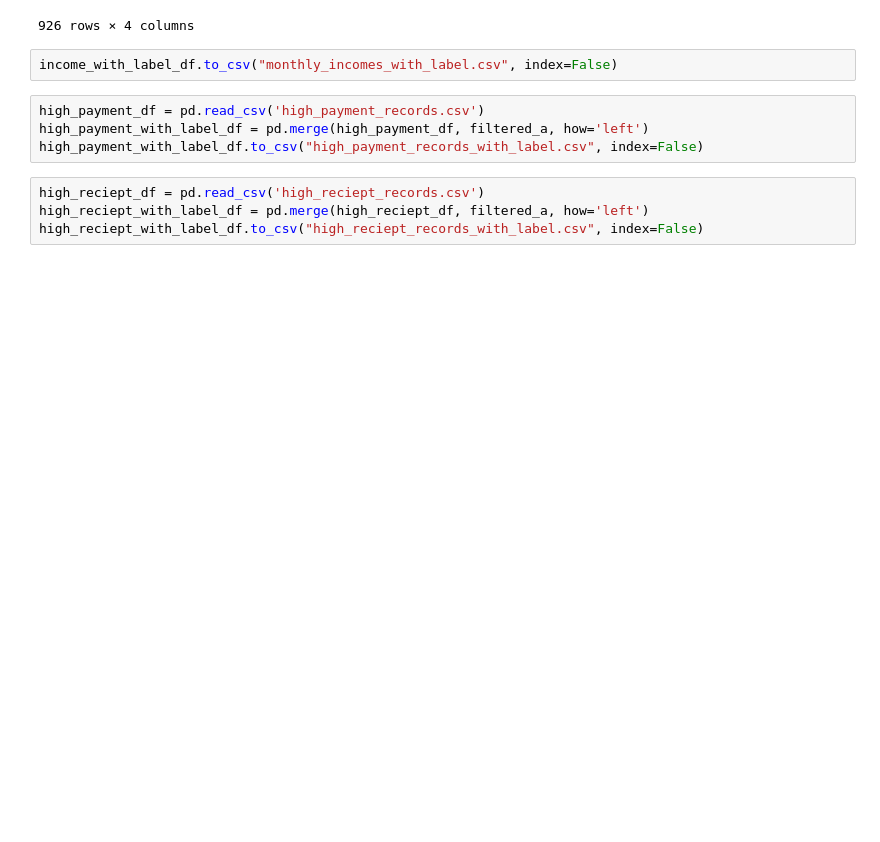
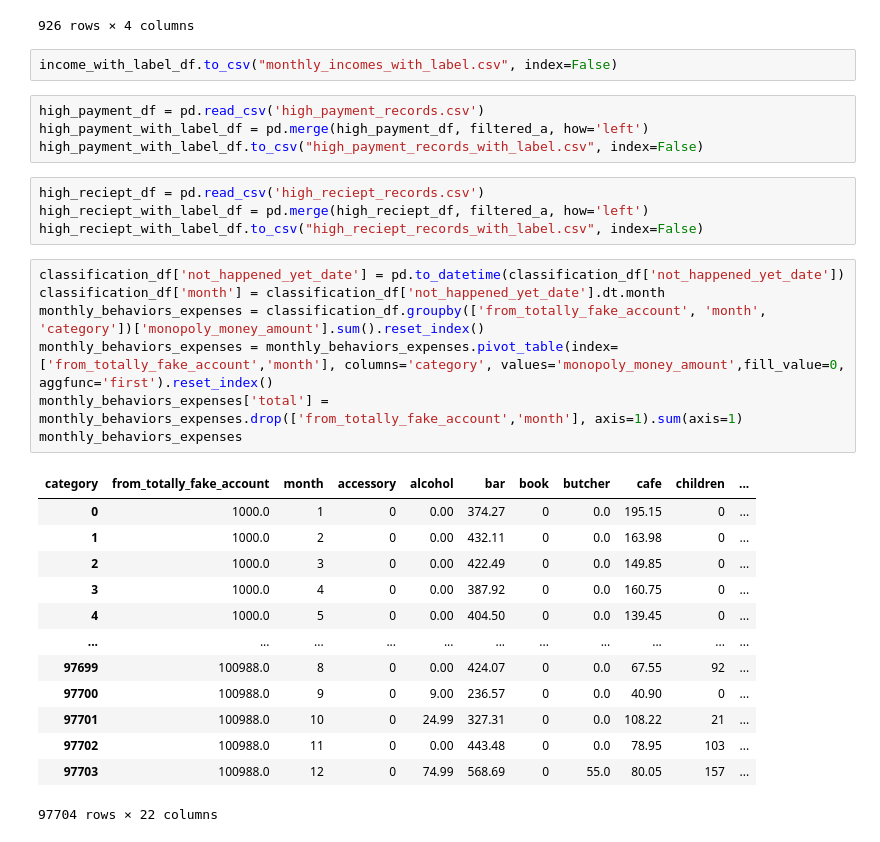
Before and after one commit to UoB-DSMP-2023-24/dsmp-2024-group28, a Jupyter notebook: Related_code/EDA for classifiaction.ipynb, the cells around one changed output. Drawn from its saved outputs; the diff is of its cells as text; blank space fills up the shorter version.

Commit message:
add customer behaviors data

```diff
--- a/Related_code/EDA for classifiaction.ipynb
+++ b/Related_code/EDA for classifiaction.ipynb
@@ -254,3 +254,24 @@ high_payment_with_label_df.to_csv("high_payment_records_with_label.csv", index=F
 high_reciept_df = pd.read_csv('high_reciept_records.csv')
 high_reciept_with_label_df = pd.merge(high_reciept_df, filtered_a, how='left')
 high_reciept_with_label_df.to_csv("high_reciept_records_with_label.csv", index=False)
+# %%
+classification_df['not_happened_yet_date'] = pd.to_datetime(classification_df['not_happened_yet_date'])
+classification_df['month'] = classification_df['not_happened_yet_date'].dt.month
+monthly_behaviors_expenses = classification_df.groupby(['from_totally_fake_account', 'month', 'category'])['monopoly_money_amount'].sum().reset_index()
+monthly_behaviors_expenses = monthly_behaviors_expenses.pivot_table(index=['from_totally_fake_account','month'], columns='category', values='monopoly_money_amount',fill_value=0, aggfunc='first').reset_index()
+monthly_behaviors_expenses['total'] = monthly_behaviors_expenses.drop(['from_totally_fake_account','month'], axis=1).sum(axis=1)
+monthly_behaviors_expenses
+# %% [output]
+| category | from_totally_fake_account | month | accessory | alcohol | bar | book | butcher | cafe | children | ... |
+| 0 | 1000.0 | 1 | 0 | 0.00 | 374.27 | 0 | 0.0 | 195.15 | 0 | ... |
+| 1 | 1000.0 | 2 | 0 | 0.00 | 432.11 | 0 | 0.0 | 163.98 | 0 | ... |
+| 2 | 1000.0 | 3 | 0 | 0.00 | 422.49 | 0 | 0.0 | 149.85 | 0 | ... |
+| 3 | 1000.0 | 4 | 0 | 0.00 | 387.92 | 0 | 0.0 | 160.75 | 0 | ... |
+| 4 | 1000.0 | 5 | 0 | 0.00 | 404.50 | 0 | 0.0 | 139.45 | 0 | ... |
+| ... | ... | ... | ... | ... | ... | ... | ... | ... | ... | ... |
+| 97699 | 100988.0 | 8 | 0 | 0.00 | 424.07 | 0 | 0.0 | 67.55 | 92 | ... |
+| 97700 | 100988.0 | 9 | 0 | 9.00 | 236.57 | 0 | 0.0 | 40.90 | 0 | ... |
+| 97701 | 100988.0 | 10 | 0 | 24.99 | 327.31 | 0 | 0.0 | 108.22 | 21 | ... |
+| 97702 | 100988.0 | 11 | 0 | 0.00 | 443.48 | 0 | 0.0 | 78.95 | 103 | ... |
+| 97703 | 100988.0 | 12 | 0 | 74.99 | 568.69 | 0 | 55.0 | 80.05 | 157 | ... |
+97704 rows × 22 columns
```
Also changed, not shown: parts of 6 cells of this notebook, 1 other file.
